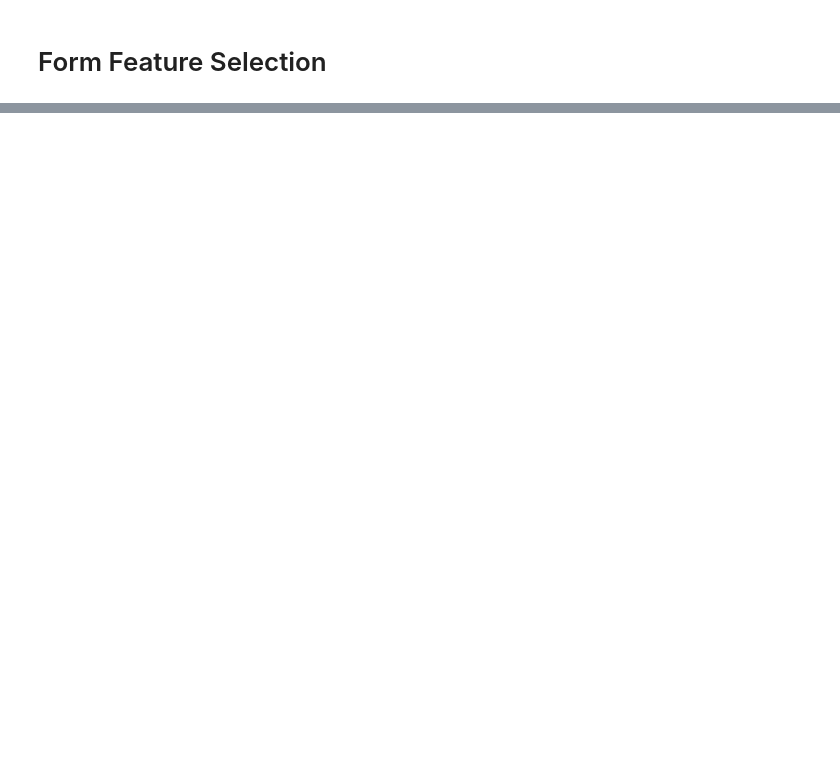
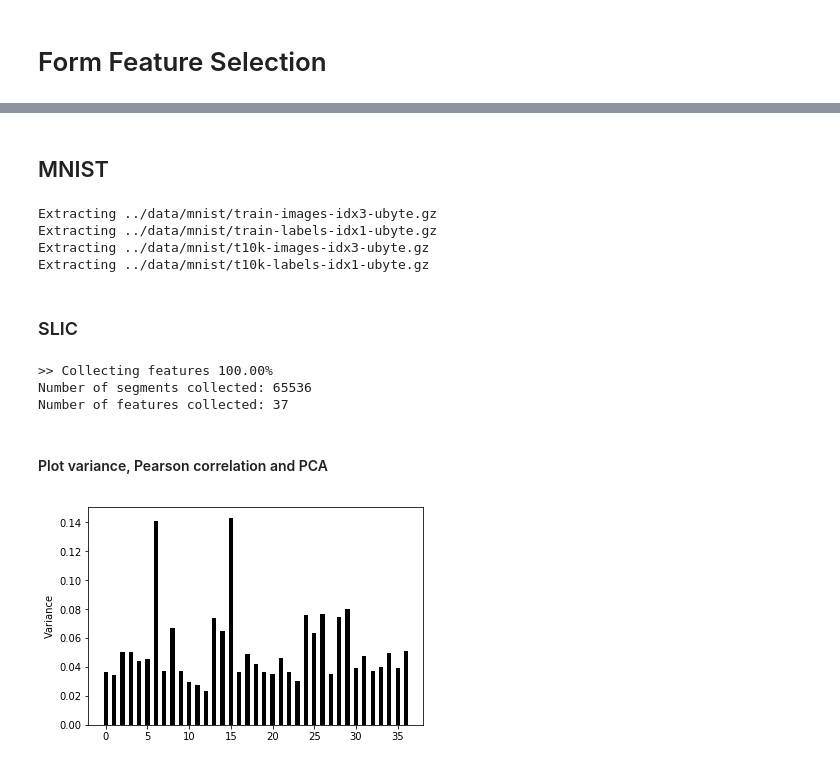
Before and after one commit to rusty1s/embedded_gcnn, a Jupyter notebook: notebooks/form_feature_selection.ipynb, the cells around one changed output, grey strips where cells are left out. Saved outputs shown, nothing was run; the diff lists cells and outputs as text; code cells hidden in the pictures; blank space fills up the shorter version.

Commit message:
feature selection

```diff
--- a/notebooks/form_feature_selection.ipynb
+++ b/notebooks/form_feature_selection.ipynb
@@ -229,0 +13,57 @@ np.testing.assert_equal(features, computed_features[...,0:13])
+# %%
+from sklearn.decomposition import PCA
+
+def plot_variance(features):
+    var = np.var(selector.features, axis=0)
+    plt.bar(np.arange(var.shape[0]), var, 0.5, color='black')
+    plt.ylabel('Variance')
+
+def plot_corrcoef(features):
+    num_features = features.shape[1]
+    corrcoef = np.corrcoef(features, rowvar=False)
+
+    plt.pcolor(corrcoef)
+    plt.colorbar()
+    plt.yticks(np.arange(0.5, num_features + 0.5, 5), np.arange(0, num_features, 5))
+    plt.xticks(np.arange(0.5, num_features + 0.5, 5), np.arange(0, num_features, 5))
+    plt.show()
+
+def plot_pca(features):
+    pca = PCA()
+    pca.fit(features)
+    plt.plot(np.cumsum(pca.explained_variance_ratio_))
+    plt.xlabel('Number of components')
+    plt.ylabel('Cumulative explained variance')
+    plt.show()
+# %% [markdown]
+## MNIST
+# %%
+from lib.datasets import MNIST
+
+dataset = MNIST('../data/mnist').test
+# %% [output]
+Extracting ../data/mnist/train-images-idx3-ubyte.gz
+Extracting ../data/mnist/train-labels-idx1-ubyte.gz
+Extracting ../data/mnist/t10k-images-idx3-ubyte.gz
+Extracting ../data/mnist/t10k-labels-idx1-ubyte.gz
+# %% [markdown]
+### SLIC
+# %%
+from lib.segmentation import slic_fixed
+
+slic = slic_fixed(num_segments=100, compactness=5, max_iterations=10, sigma=0)
+
+selector = FormFeatureSelection(dataset, slic, num_examples=1000)
+
+print('Number of segments collected:', selector.features.shape[0])
+print('Number of features collected:', selector.num_features)
+# %% [output]
+>> Collecting features 100.00%
+Number of segments collected: 65536
+Number of features collected: 37
+# %% [markdown]
+#### Plot variance, Pearson correlation and PCA
+# %%
+plot_variance(selector.features)
+# %% [output]
+[figure, added]
```
Also changed, not shown: parts of 49 cells of this notebook, 6 other files.
